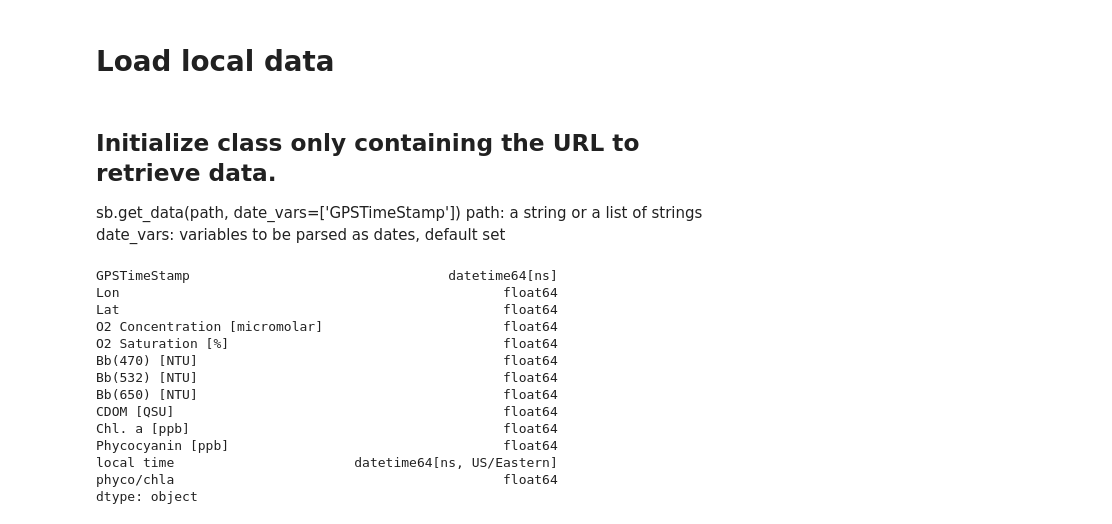
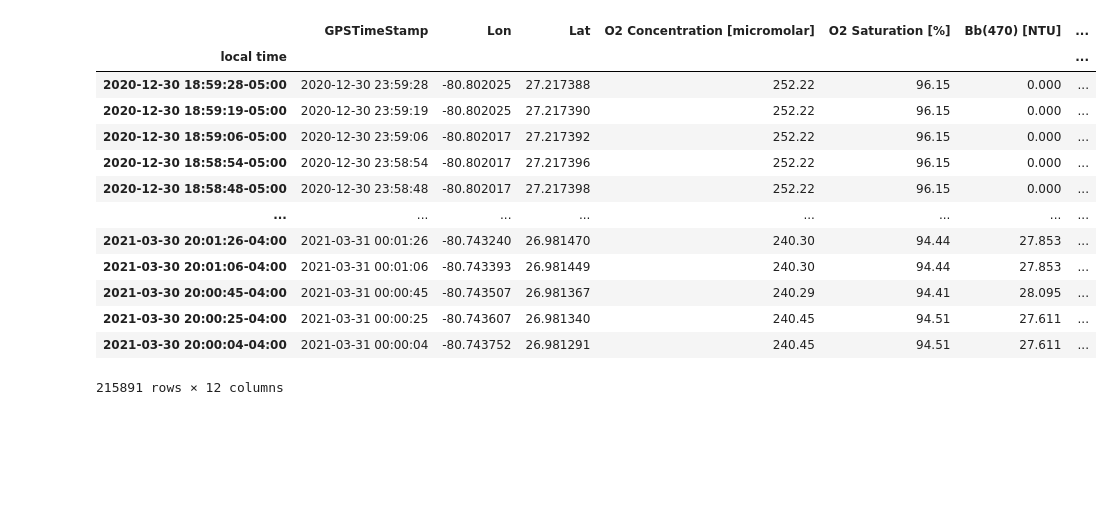
Before and after one commit to vrx-/navocean, a Jupyter notebook: local.ipynb, the cells around one changed output. Saved outputs shown, nothing was run; the diff lists cells and outputs as text; code cells hidden in the pictures; blank space fills up the shorter version.

```diff
--- a/local.ipynb
+++ b/local.ipynb
@@ -11,30 +15,24 @@ import sailboat as sb # local file sailboat.py
 # %%
 # sat image tile
 request = cimgt.GoogleTiles(style='satellite')
-# %% [markdown]
-# Load local data
-# %% [markdown]
-## Initialize class only containing the URL to retrieve data.
-sb.get_data(path, date_vars=['GPSTimeStamp'])
-path: a string or a list of strings
-date_vars: variables to be parsed as dates, default set
 # %%
 files = glob.glob('./Data/*.csv')
 local = sb.get_data(files)
 local['phyco/chla'] = local['Phycocyanin [ppb]']/local['Chl. a [ppb]']
-local.dtypes
+local.set_index('local time', inplace=True)
+local
 # %% [output]
+|  | GPSTimeStamp | Lon | Lat | O2 Concentration [micromolar] | O2 Saturation [%] | Bb(470) [NTU] | ... |
+| local time |  |  |  |  |  |  | ... |
+| 2020-12-30 18:59:28-05:00 | 2020-12-30 23:59:28 | -80.802025 | 27.217388 | 252.22 | 96.15 | 0.000 | ... |
+| 2020-12-30 18:59:19-05:00 | 2020-12-30 23:59:19 | -80.802025 | 27.217390 | 252.22 | 96.15 | 0.000 | ... |
+| 2020-12-30 18:59:06-05:00 | 2020-12-30 23:59:06 | -80.802017 | 27.217392 | 252.22 | 96.15 | 0.000 | ... |
+| 2020-12-30 18:58:54-05:00 | 2020-12-30 23:58:54 | -80.802017 | 27.217396 | 252.22 | 96.15 | 0.000 | ... |
+| 2020-12-30 18:58:48-05:00 | 2020-12-30 23:58:48 | -80.802017 | 27.217398 | 252.22 | 96.15 | 0.000 | ... |
+| ... | ... | ... | ... | ... | ... | ... | ... |
+| 2021-03-30 20:01:26-04:00 | 2021-03-31 00:01:26 | -80.743240 | 26.981470 | 240.30 | 94.44 | 27.853 | ... |
+| 2021-03-30 20:01:06-04:00 | 2021-03-31 00:01:06 | -80.743393 | 26.981449 | 240.30 | 94.44 | 27.853 | ... |
+| 2021-03-30 20:00:45-04:00 | 2021-03-31 00:00:45 | -80.743507 | 26.981367 | 240.29 | 94.41 | 28.095 | ... |
+| 2021-03-30 20:00:25-04:00 | 2021-03-31 00:00:25 | -80.743607 | 26.981340 | 240.45 | 94.51 | 27.611 | ... |
+| 2021-03-30 20:00:04-04:00 | 2021-03-31 00:00:04 | -80.743752 | 26.981291 | 240.45 | 94.51 | 27.611 | ... |
-GPSTimeStamp                                 datetime64[ns]
-Lon                                                 float64
-Lat                                                 float64
-O2 Concentration [micromolar]                       float64
-O2 Saturation [%]                                   float64
-Bb(470) [NTU]                                       float64
-Bb(532) [NTU]                                       float64
-Bb(650) [NTU]                                       float64
-CDOM [QSU]                                          float64
-Chl. a [ppb]                                        float64
-Phycocyanin [ppb]                                   float64
-local time                       datetime64[ns, US/Eastern]
-phyco/chla                                          float64
-dtype: object
+215891 rows × 12 columns
```
Also changed, not shown: parts of 18 cells of this notebook.
